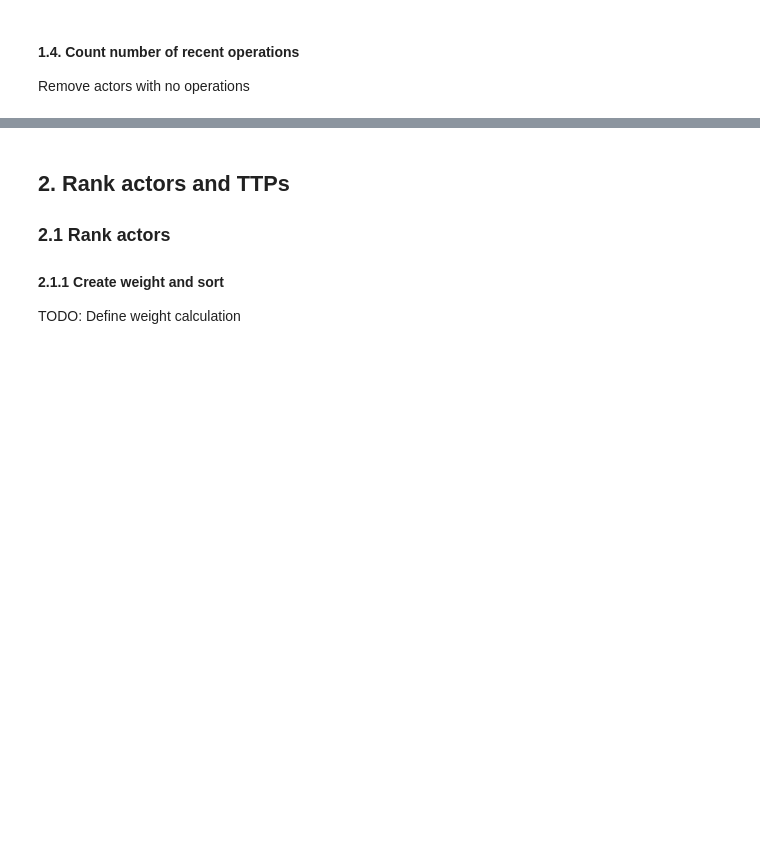
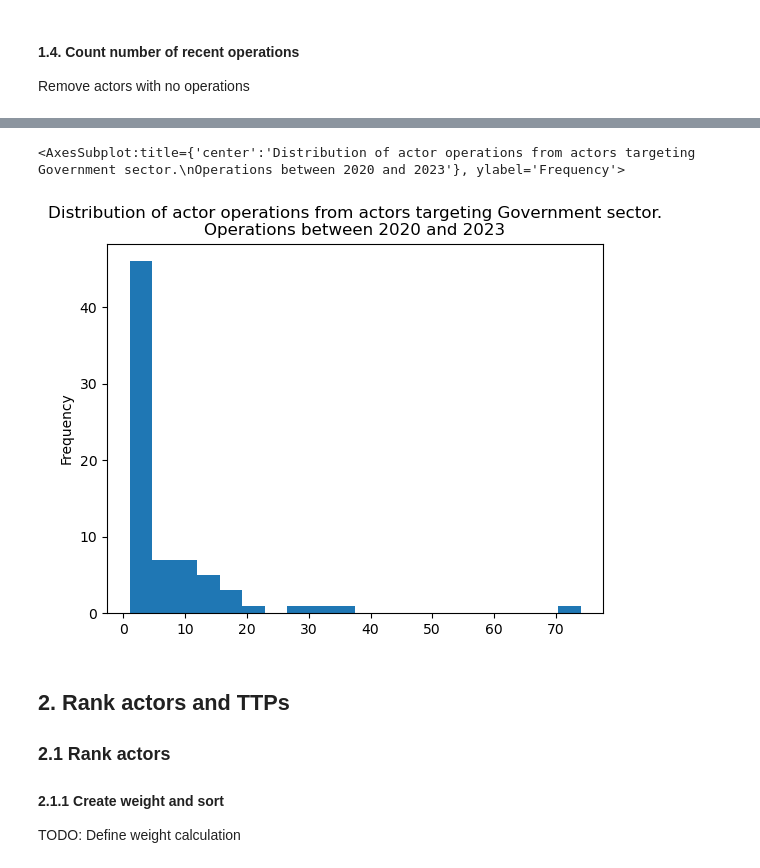
Before and after one commit to AbeWinters/Threat-Profiles-for-Control-Prioritization, a Jupyter notebook: Method 2.ipynb, the cells around one changed output, grey strips where cells are left out. Saved outputs shown, nothing was run; the diff lists cells and outputs as text; code cells hidden in the pictures; blank space fills up the shorter version.

```diff
--- a/Method 2.ipynb
+++ b/Method 2.ipynb
@@ -84,3 +80,8 @@ actors_filtered['etda_name'].size
+# %%
+actors_filtered['ops_count'].plot(kind='hist',bins=20,x='etda_name',xlabel='Actor',ylabel='Number of registered operations',title="Distribution of actor operations from actors targeting {} sector.\nOperations between {} and {}".format(SECTOR,YEAR-INTERVAL,YEAR))
+# %% [output]
+<AxesSubplot:title={'center':'Distribution of actor operations from actors targeting Government sector.\nOperations between 2020 and 2023'}, ylabel='Frequency'>
+[figure, added]
 # %% [markdown]
 ## 2. Rank actors and TTPs
 ### 2.1 Rank actors
```
Also changed, not shown: parts of 14 cells of this notebook, 1 other file.
